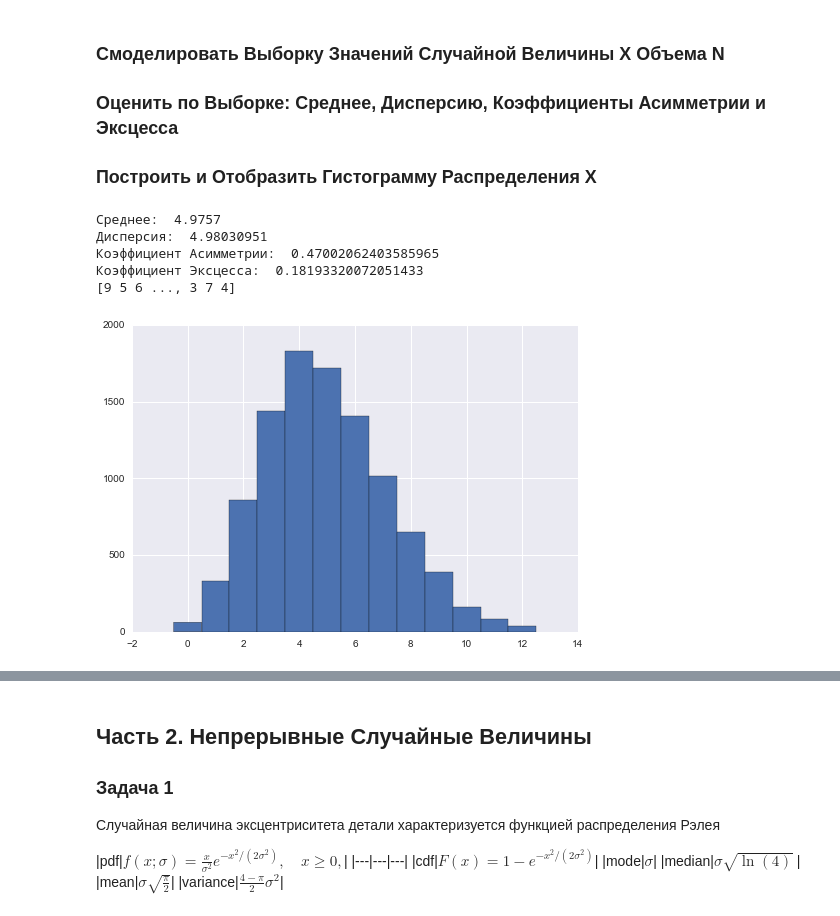
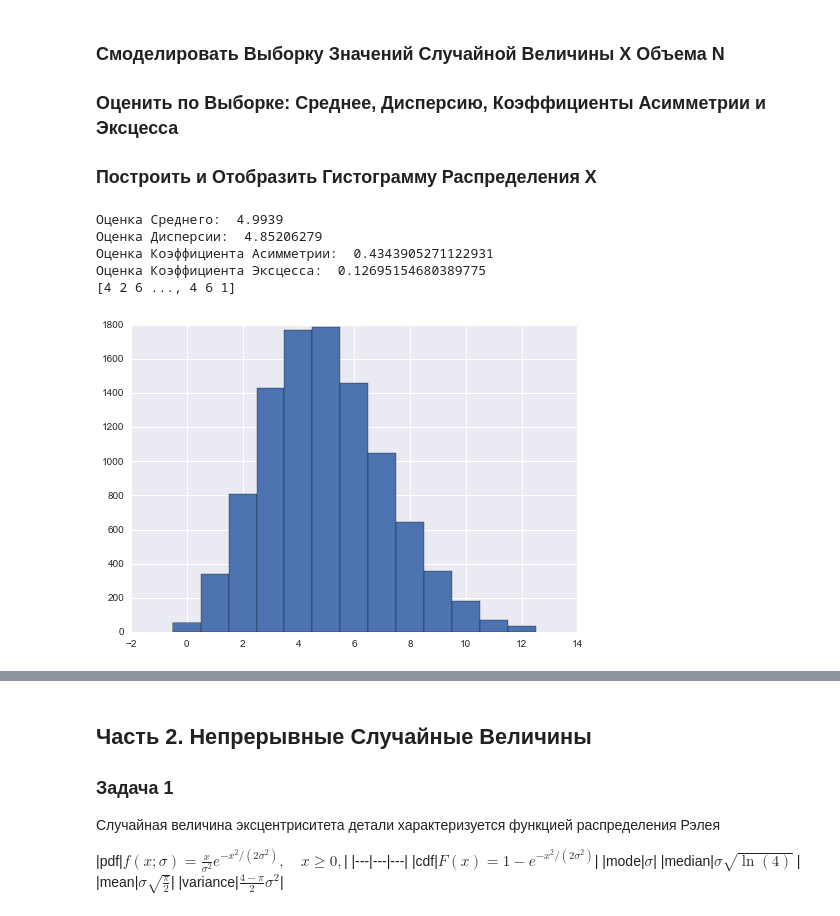
Before and after one commit to Mapholameth/way_station, a Jupyter notebook: pat-rec-2014/l-2.ipynb, the cells around one changed output, grey strips where cells are left out. Saved outputs shown, nothing was run; the diff lists cells and outputs as text; code cells hidden in the pictures.

```diff
--- a/pat-rec-2014/l-2.ipynb
+++ b/pat-rec-2014/l-2.ipynb
@@ -86,21 +86,21 @@ $V(X) = E(X)$
 ### Построить и Отобразить Гистограмму Распределения Х
 # %%
 N=10000
-rs = np.random.RandomState(0)
+rs = np.random.RandomState()
 d = rs.poisson(lam=5.0, size=N)
-print("Среднее: ", np.mean(d))
-print("Дисперсия: ", np.var(d))
-print("Коэффициент Асимметрии: ", stats.skew(d))
-print("Коэффициент Эксцесса: ", stats.kurtosis(d))
+print("Оценка Среднего: ", np.mean(d))
+print("Оценка Дисперсии: ", np.var(d))
+print("Оценка Коэффициента Асимметрии: ", stats.skew(d))
+print("Оценка Коэффициента Эксцесса: ", stats.kurtosis(d))
 n = 14
 bins_d = -0.5
 bins = np.linspace(bins_d, n + bins_d, n, endpoint=False)
 plt.hist(d, bins);
 print(d)
 # %% [output]
-Среднее:  4.9757
-Дисперсия:  4.98030951
-Коэффициент Асимметрии:  0.47002062403585965
-Коэффициент Эксцесса:  0.18193320072051433
-[9 5 6 ..., 3 7 4]
+Оценка Среднего:  4.9939
+Оценка Дисперсии:  4.85206279
+Оценка Коэффициента Асимметрии:  0.4343905271122931
+Оценка Коэффициента Эксцесса:  0.12695154680389775
+[4 2 6 ..., 4 6 1]
-[figure, old version]
+[figure, new version]
```
Also changed, not shown: parts of 6 cells of this notebook, 1 other file.
